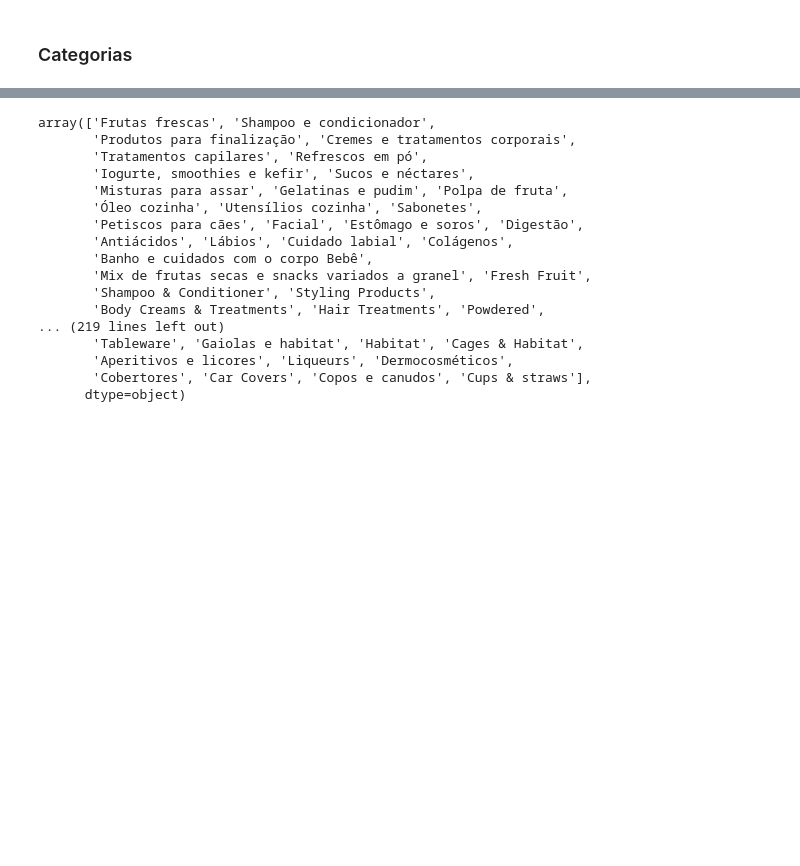
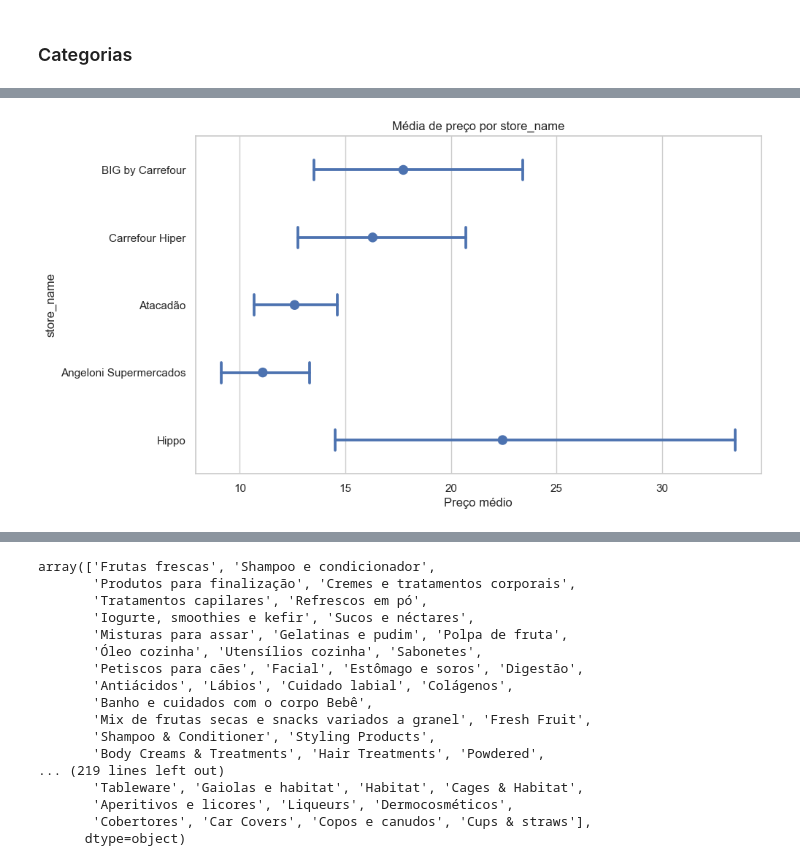
Before and after one commit to ericyaang/cornershop, a Jupyter notebook: Example.ipynb, the cells around one changed output, grey strips where cells are left out. Saved outputs shown, nothing was run; the diff lists cells and outputs as text; code cells hidden in the pictures; blank space fills up the shorter version.

```diff
--- a/Example.ipynb
+++ b/Example.ipynb
@@ -661,0 +695,18 @@ df.shape
+# %%
+import seaborn as sns
+import matplotlib.pyplot as plt
+
+plt.figure(figsize=(10, 6))
+
+# Plotar o gráfico de pontos com barras de erro
+sns.pointplot(data=frutas, y='store_name', x='price', join=False, capsize=.3, markers='o', scale=1.1)
+
+# Configurar o título e os rótulos dos eixos
+plt.title('Média de preço por store_name')
+plt.xlabel('Preço médio')
+plt.ylabel('store_name')
+
+# Exibir o gráfico
+plt.show()
+# %% [output]
+[figure, added]
```
Also changed, not shown: parts of 11 cells of this notebook.
